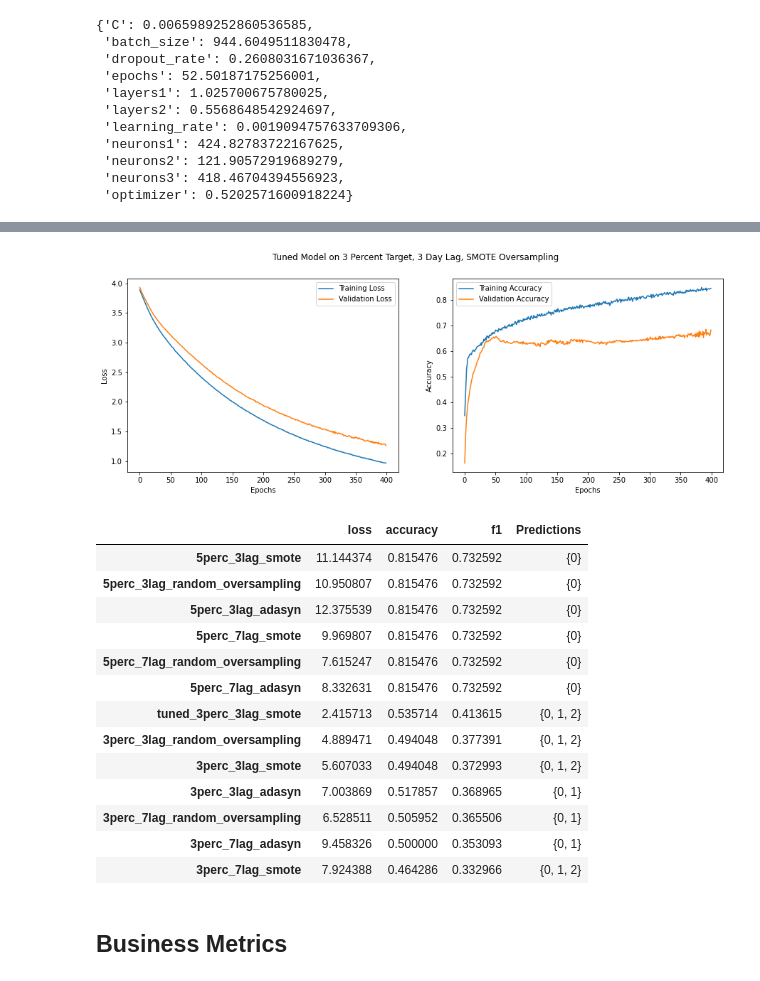
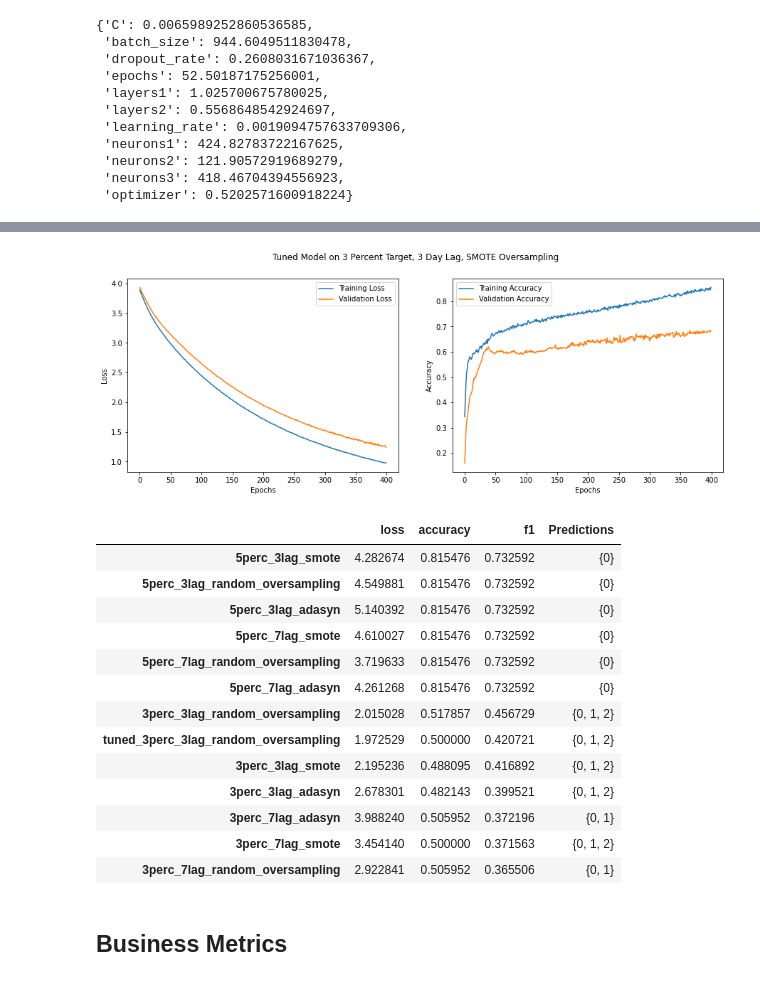
Before and after one commit to yeonatalie/bt4222-ml-sp500, a Jupyter notebook: nn.ipynb, the cells around one changed output, grey strips where cells are left out. Drawn from its saved outputs; the diff is of its cells as text; code cells hidden in the pictures.

Commit message:
tune random oversampling model

```diff
--- a/nn.ipynb
+++ b/nn.ipynb
@@ -174,8 +174,8 @@ def train_model(model, train_features, train_label, epochs,
 # Hyperparameters
 learning_rate = 0.001
 epochs = 50
-batch_size = 100
-validation_split = 0.1
+batch_size = 700
+validation_split = 0.2
 # %%
 results = pd.DataFrame(columns=['loss', 'accuracy', 'f1', "Predictions"])
 # %%
@@ -273,9 +273,9 @@ X_train_total = np.vstack([X_train, X_valid])
 y_train_total = np.hstack([y_train, y_valid])
 
 # oversampling
-sm = smote(X_train, y_train)
-X_train = sm[0]
-y_train = sm[1]
+ro = random_oversampler(X_train, y_train)
+X_train = ro[0]
+y_train = ro[1]
 # %% [markdown]
 ### Tune
 # %%
@@ -441,7 +441,7 @@ plot_curve(tuned_history, 'Tuned Model on 3 Percent Target, 3 Day Lag, SMOTE Ove
 predict_x=tuned_model.predict(X_test)
 predictions=np.argmax(predict_x,axis=1)
 model_f1_score = sklearn.metrics.f1_score(y_test,predictions, average='weighted')
-results.loc['tuned_3perc_3lag_smote'] = list(tuned_model.evaluate(X_test, y_test)) + [model_f1_score, set(predictions)]
+results.loc['tuned_3perc_3lag_random_oversampling'] = list(tuned_model.evaluate(X_test, y_test)) + [model_f1_score, set(predictions)]
 
 print(f'f1: {model_f1_score}')
 print(f'predictions: {set(predictions)}')
@@ -451,22 +451,22 @@ f1: 0.4136146599561235
 predictions: {0, 1, 2}
-[figure, old version]
+[figure, new version]
 # %%
 results.sort_values(['f1'], ascending=False)
 # %% [output]
 |  | loss | accuracy | f1 | Predictions |
-| 5perc_3lag_smote | 11.144374 | 0.815476 | 0.732592 | {0} |
-| 5perc_3lag_random_oversampling | 10.950807 | 0.815476 | 0.732592 | {0} |
-| 5perc_3lag_adasyn | 12.375539 | 0.815476 | 0.732592 | {0} |
-| 5perc_7lag_smote | 9.969807 | 0.815476 | 0.732592 | {0} |
-| 5perc_7lag_random_oversampling | 7.615247 | 0.815476 | 0.732592 | {0} |
-| 5perc_7lag_adasyn | 8.332631 | 0.815476 | 0.732592 | {0} |
-| tuned_3perc_3lag_smote | 2.415713 | 0.535714 | 0.413615 | {0, 1, 2} |
-| 3perc_3lag_random_oversampling | 4.889471 | 0.494048 | 0.377391 | {0, 1, 2} |
-| 3perc_3lag_smote | 5.607033 | 0.494048 | 0.372993 | {0, 1, 2} |
-| 3perc_3lag_adasyn | 7.003869 | 0.517857 | 0.368965 | {0, 1} |
-| 3perc_7lag_random_oversampling | 6.528511 | 0.505952 | 0.365506 | {0, 1} |
-| 3perc_7lag_adasyn | 9.458326 | 0.500000 | 0.353093 | {0, 1} |
-| 3perc_7lag_smote | 7.924388 | 0.464286 | 0.332966 | {0, 1, 2} |
+| 5perc_3lag_smote | 4.282674 | 0.815476 | 0.732592 | {0} |
+| 5perc_3lag_random_oversampling | 4.549881 | 0.815476 | 0.732592 | {0} |
+| 5perc_3lag_adasyn | 5.140392 | 0.815476 | 0.732592 | {0} |
+| 5perc_7lag_smote | 4.610027 | 0.815476 | 0.732592 | {0} |
+| 5perc_7lag_random_oversampling | 3.719633 | 0.815476 | 0.732592 | {0} |
+| 5perc_7lag_adasyn | 4.261268 | 0.815476 | 0.732592 | {0} |
+| 3perc_3lag_random_oversampling | 2.015028 | 0.517857 | 0.456729 | {0, 1, 2} |
+| tuned_3perc_3lag_random_oversampling | 1.972529 | 0.500000 | 0.420721 | {0, 1, 2} |
+| 3perc_3lag_smote | 2.195236 | 0.488095 | 0.416892 | {0, 1, 2} |
+| 3perc_3lag_adasyn | 2.678301 | 0.482143 | 0.399521 | {0, 1, 2} |
+| 3perc_7lag_adasyn | 3.988240 | 0.505952 | 0.372196 | {0, 1} |
+| 3perc_7lag_smote | 3.454140 | 0.500000 | 0.371563 | {0, 1, 2} |
+| 3perc_7lag_random_oversampling | 2.922841 | 0.505952 | 0.365506 | {0, 1} |
 # %% [markdown]
 ## Business Metrics
 # %%
```
Also changed, not shown: parts of 5 cells of this notebook.
